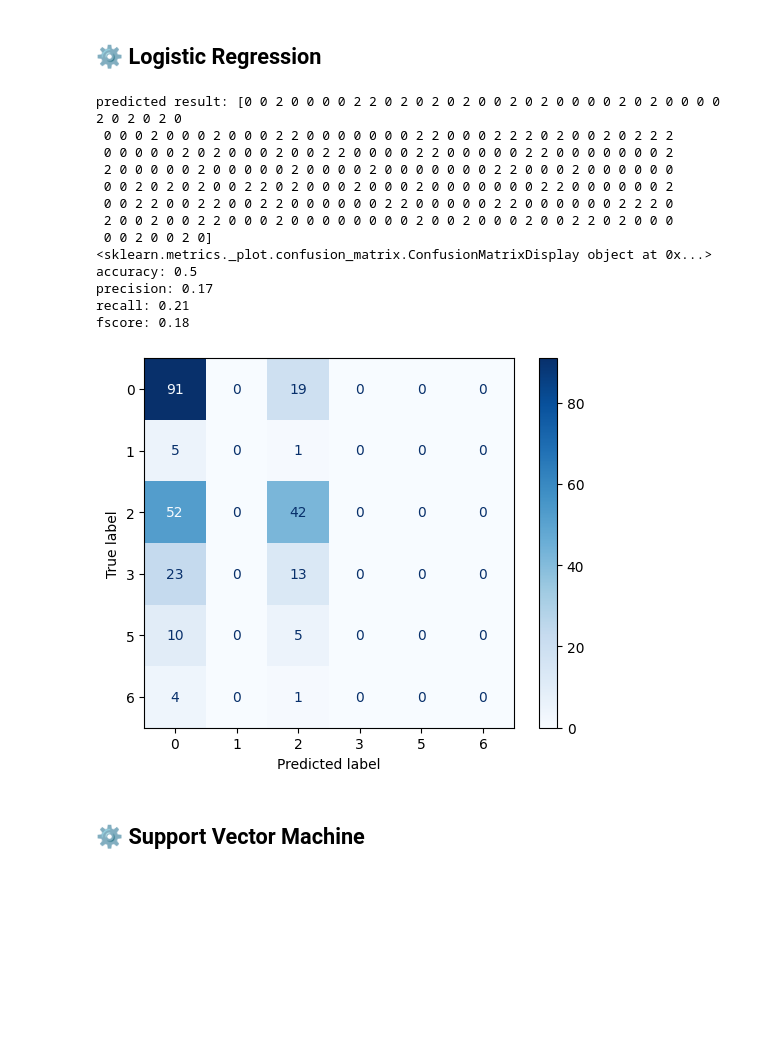
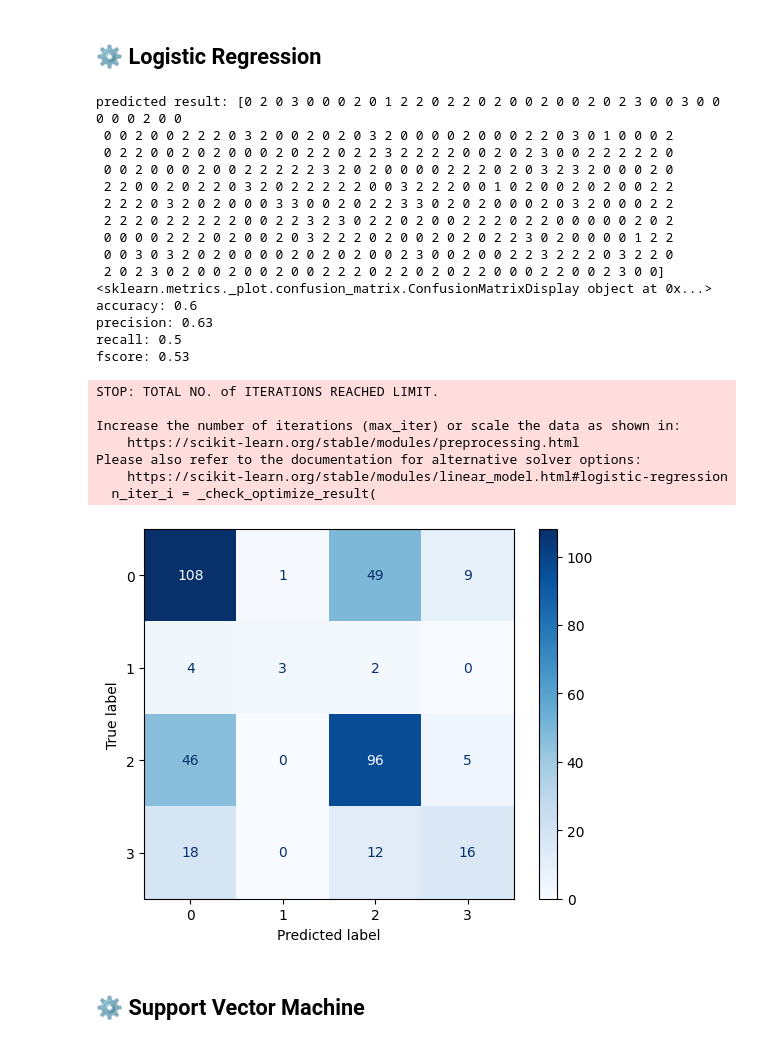
Before and after one commit to caijinghong1468/PTT-PolTrack, a Jupyter notebook: model.ipynb, the cells around one changed output. Cells and saved outputs as stored; diff of their text form; code cells hidden in the pictures; blank space fills up the shorter version.

```diff
--- a/model.ipynb
+++ b/model.ipynb
@@ -72,7 +24,7 @@ class Model:
 
   # 將 data 分為 training set & test set
   def split_data(self):
-    self.feat_train, self.feat_test, self.label_train, self.label_test = train_test_split(self.feature, self.label, test_size=0.2, random_state = 123) # test_size=0.2表示test set佔20%
+    self.feat_train, self.feat_test, self.label_train, self.label_test = train_test_split(self.feature, self.label, test_size=0.3, random_state = 123) # test_size=0.3表示test set佔30%
 
   # 用training set 訓練模型
   def model_train(self):
@@ -103,7 +55,7 @@ stopword_list = stopword.split("\n")
 df = pd.read_csv('./src/original_data.csv')
 new_word = open("./src/my_dict.txt", "r", encoding='UTF-8').read()
 jieba.load_userdict("./src/my_dict.txt")
-for text in df['內文']:
+for text in df['clean_text']:
   jieba_clean_result = []
   jieba_result = jieba.lcut(text)
   for token in jieba_result:
@@ -135,0 +88,3 @@ tfidf_feature
+# %%
+bow = feature_extract(df_new['jieba_clean_result'], CountVectorizer(tokenizer = segment))
+bow.iloc[: , 600:650]
@@ -196,26 +113,35 @@ fscore: 0.16
 # %% [markdown]
 ## ⚙️ Logistic Regression
 # %%
-LR_model_bow = Model(tfidf_feature,df['label'], LR)
+LR_model_bow = Model(bow,df['label'], LR)
 LR_model_bow.split_data()
 LR_model_bow.model_train()
 LR_model_bow.model_predict()
 LR_model_bow.model_evaluate()
 # %% [output]
-predicted result: [0 0 2 0 0 0 0 2 2 0 2 0 2 0 2 0 0 2 0 2 0 0 0 0 2 0 2 0 0 0 0 2 0 2 0 2 0
- 0 0 0 2 0 0 0 2 0 0 0 2 2 0 0 0 0 0 0 0 2 2 0 0 0 2 2 2 0 2 0 0 2 0 2 2 2
- 0 0 0 0 0 2 0 2 0 0 0 2 0 0 2 2 0 0 0 0 2 2 0 0 0 0 0 2 2 0 0 0 0 0 0 0 2
- 2 0 0 0 0 0 2 0 0 0 0 0 2 0 0 0 0 2 0 0 0 0 0 0 0 2 2 0 0 0 2 0 0 0 0 0 0
- 0 0 2 0 2 0 2 0 0 2 2 0 2 0 0 0 2 0 0 0 2 0 0 0 0 0 0 0 2 2 0 0 0 0 0 0 2
- 0 0 2 2 0 0 2 2 0 0 2 2 0 0 0 0 0 0 2 2 0 0 0 0 0 2 2 0 0 0 0 0 0 2 2 2 0
- 2 0 0 2 0 0 2 2 0 0 0 2 0 0 0 0 0 0 0 0 2 0 0 2 0 0 0 2 0 0 2 2 0 2 0 0 0
- 0 0 2 0 0 2 0]
+predicted result: [0 2 0 3 0 0 0 2 0 1 2 2 0 2 2 0 2 0 0 2 0 0 2 0 2 3 0 0 3 0 0 0 0 0 2 0 0
+ 0 0 2 0 0 2 2 2 0 3 2 0 0 2 0 2 0 3 2 0 0 0 0 2 0 0 0 2 2 0 3 0 1 0 0 0 2
+ 0 2 2 0 0 2 0 2 0 0 0 2 0 2 2 0 2 2 3 2 2 2 2 0 0 2 0 2 3 0 0 2 2 2 2 2 0
+ 0 0 2 0 0 0 2 0 0 2 2 2 2 2 3 2 0 2 0 0 0 0 2 2 2 0 2 0 3 2 3 2 0 0 0 2 0
+ 2 2 0 0 2 0 2 2 0 3 2 0 2 2 2 2 2 0 0 3 2 2 2 0 0 1 0 2 0 0 2 0 2 0 0 2 2
+ 2 2 2 0 3 2 0 2 0 0 0 3 3 0 0 2 0 2 2 3 3 0 2 0 2 0 0 0 2 0 3 2 0 0 0 2 2
+ 2 2 2 0 2 2 2 2 2 0 0 2 2 3 2 3 0 2 2 0 2 0 0 2 2 2 0 2 2 0 0 0 0 0 2 0 2
+ 0 0 0 0 2 2 2 0 2 0 0 2 0 3 2 2 2 0 2 0 0 2 0 2 0 2 2 3 0 2 0 0 0 0 1 2 2
+ 0 0 3 0 3 2 0 2 0 0 0 0 2 0 2 0 2 0 0 2 3 0 0 2 0 0 2 2 3 2 2 2 0 3 2 2 0
+ 2 0 2 3 0 2 0 0 2 0 0 2 0 0 2 2 2 0 2 2 0 2 0 2 2 0 0 0 2 2 0 0 2 3 0 0]
 <sklearn.metrics._plot.confusion_matrix.ConfusionMatrixDisplay object at 0x...>
-accuracy: 0.5
-precision: 0.17
-recall: 0.21
-fscore: 0.18
+accuracy: 0.6
+precision: 0.63
+recall: 0.5
+fscore: 0.53
+STOP: TOTAL NO. of ITERATIONS REACHED LIMIT.
+
+Increase the number of iterations (max_iter) or scale the data as shown in:
+    https://scikit-learn.org/stable/modules/preprocessing.html
+Please also refer to the documentation for alternative solver options:
+    https://scikit-learn.org/stable/modules/linear_model.html#logistic-regression
+  n_iter_i = _check_optimize_result(
-[figure, old version]
+[figure, new version]
 # %% [markdown]
 ## ⚙️ Support Vector Machine
 # %%
```
Also changed, not shown: parts of 14 cells of this notebook, 3 other files.
